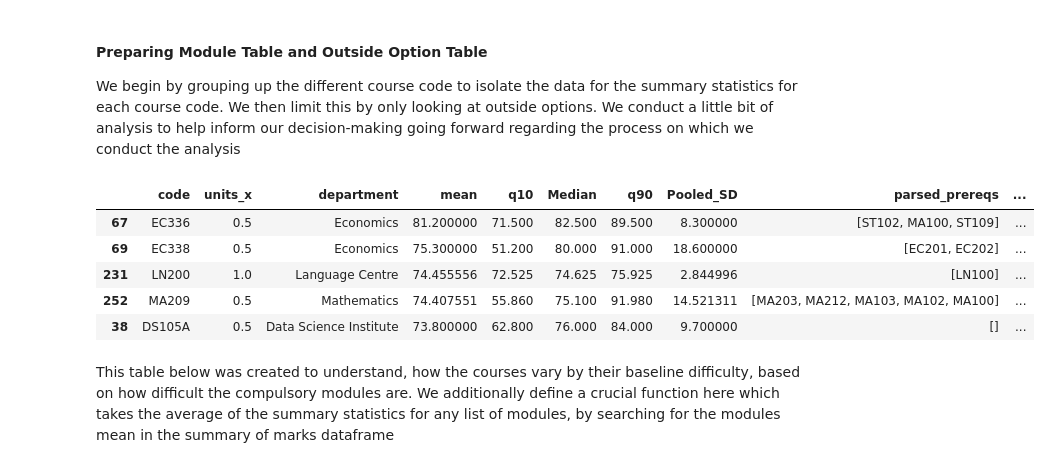
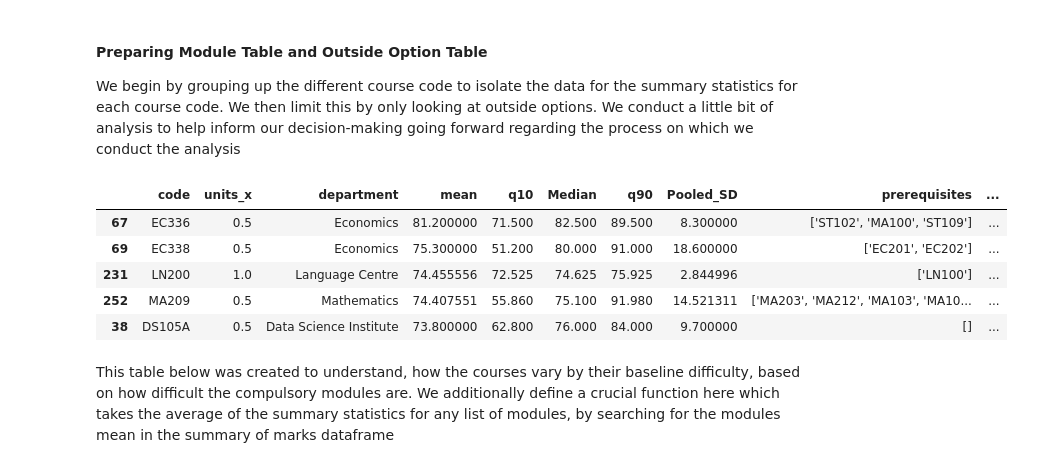
Before and after one commit to MaSe1010/project2, a Jupyter notebook: final_report.ipynb, the cells around one changed output. Saved outputs shown, nothing was run; the diff lists cells and outputs as text; code cells hidden in the pictures.

```diff
--- a/final_report.ipynb
+++ b/final_report.ipynb
@@ -328,45 +306,40 @@ marks_df = marks_df[marks_df['code'].isin(marks_df[marks_df['year'] == '2023/24'
 
 summary_df = marks_df.groupby('code').apply(
     lambda group: pd.Series({
         'mean': np.average(group['mean'], weights=group['marks']) if group['marks'].sum() > 0 else np.nan,
         'q10': group['q10'].mean() if group['marks'].sum() > 0 else np.nan,
         'Median': group['median'].mean() if group['marks'].sum() > 0 else np.nan,
         'q90': group['q90'].mean() if group['marks'].sum() > 0 else np.nan,
         'Pooled_SD': (
             np.sqrt(((group['marks'] - 1) * group['sd'] ** 2).sum() / (group['marks'].sum() - len(group)))
             if group['marks'].sum() - len(group) > 0 else np.nan
         ),
         'Department': group['department'].mode()[0] if not group['department'].mode().empty else np.nan
     })
 ).reset_index()
 
 
 module_facts_df = pd.read_csv("data/modules/modul_key_facts_updated.csv")
 summary_df = summary_df.merge(module_facts_df[['code', 'units']], on='code', how='left')
 
 
 outside_options = pd.read_csv('data/modules/outside_options.csv')
 
 
 outside_options_marks = outside_options.merge(summary_df,left_on='code',right_on='code',how='left')
 
-def parse_list_string(s):
-    if pd.isna(s) or s.strip() == '[]':
-        return []
-    return [item.strip().strip("'\"") for item in s.strip('[]').split(',')]
+
 
 outside_options_marks.drop(columns=['course', 'total_students', 'avg_class_size', 'capped'], inplace=True)
 
 outside_options_marks.sort_values(by='mean', ascending=False, inplace=True)
-outside_options_marks['parsed_prereqs'] = outside_options_marks['prerequisites'].apply(parse_list_string)
-outside_options_marks['parsed_exclusions'] = outside_options_marks['mutually_exclusive_courses'].apply(parse_list_string)
-outside_options_marks[["code",'units_x','department','mean','q10','Median','q90','Pooled_SD','parsed_prereqs','parsed_exclusions']].head()
+outside_options_marks[["code",'units_x','department','mean','q10','Median','q90','Pooled_SD','prerequisites','mutually_exclusive_courses']].head()
 # %% [output]
-|  | code | units_x | department | mean | q10 | Median | q90 | Pooled_SD | parsed_prereqs | ... |
-| 67 | EC336 | 0.5 | Economics | 81.200000 | 71.500 | 82.500 | 89.500 | 8.300000 | [ST102, MA100, ST109] | ... |
-| 69 | EC338 | 0.5 | Economics | 75.300000 | 51.200 | 80.000 | 91.000 | 18.600000 | [EC201, EC202] | ... |
-| 231 | LN200 | 1.0 | Language Centre | 74.455556 | 72.525 | 74.625 | 75.925 | 2.844996 | [LN100] | ... |
-| 252 | MA209 | 0.5 | Mathematics | 74.407551 | 55.860 | 75.100 | 91.980 | 14.521311 | [MA203, MA212, MA103, MA102, MA100] | ... |
+|  | code | units_x | department | mean | q10 | Median | q90 | Pooled_SD | prerequisites | ... |
+| 67 | EC336 | 0.5 | Economics | 81.200000 | 71.500 | 82.500 | 89.500 | 8.300000 | ['ST102', 'MA100', 'ST109'] | ... |
+| 69 | EC338 | 0.5 | Economics | 75.300000 | 51.200 | 80.000 | 91.000 | 18.600000 | ['EC201', 'EC202'] | ... |
+| 231 | LN200 | 1.0 | Language Centre | 74.455556 | 72.525 | 74.625 | 75.925 | 2.844996 | ['LN100'] | ... |
+| 252 | MA209 | 0.5 | Mathematics | 74.407551 | 55.860 | 75.100 | 91.980 | 14.521311 | ['MA203', 'MA212', 'MA103', 'MA10... | ... |
 | 38 | DS105A | 0.5 | Data Science Institute | 73.800000 | 62.800 | 76.000 | 84.000 | 9.700000 | [] | ... |
 # %% [markdown]
 This table below was created to understand, how the courses vary by their baseline difficulty, based on how difficult the compulsory modules are. We additionally define a crucial function here which takes the average of the summary statistics for any list of modules, by searching for the modules mean in the summary of marks dataframe
```
Also changed, not shown: parts of 14 cells of this notebook, 1 other file.
